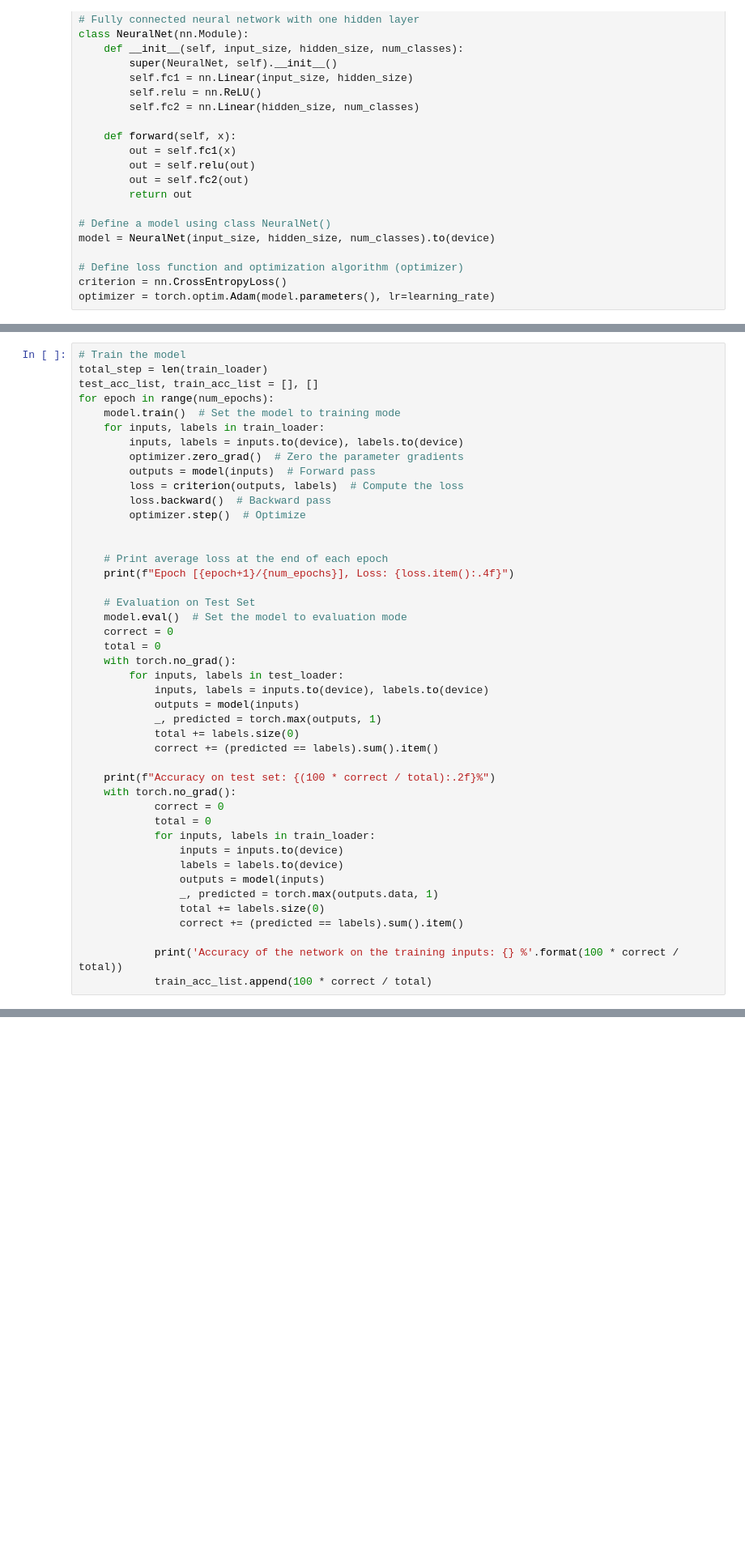
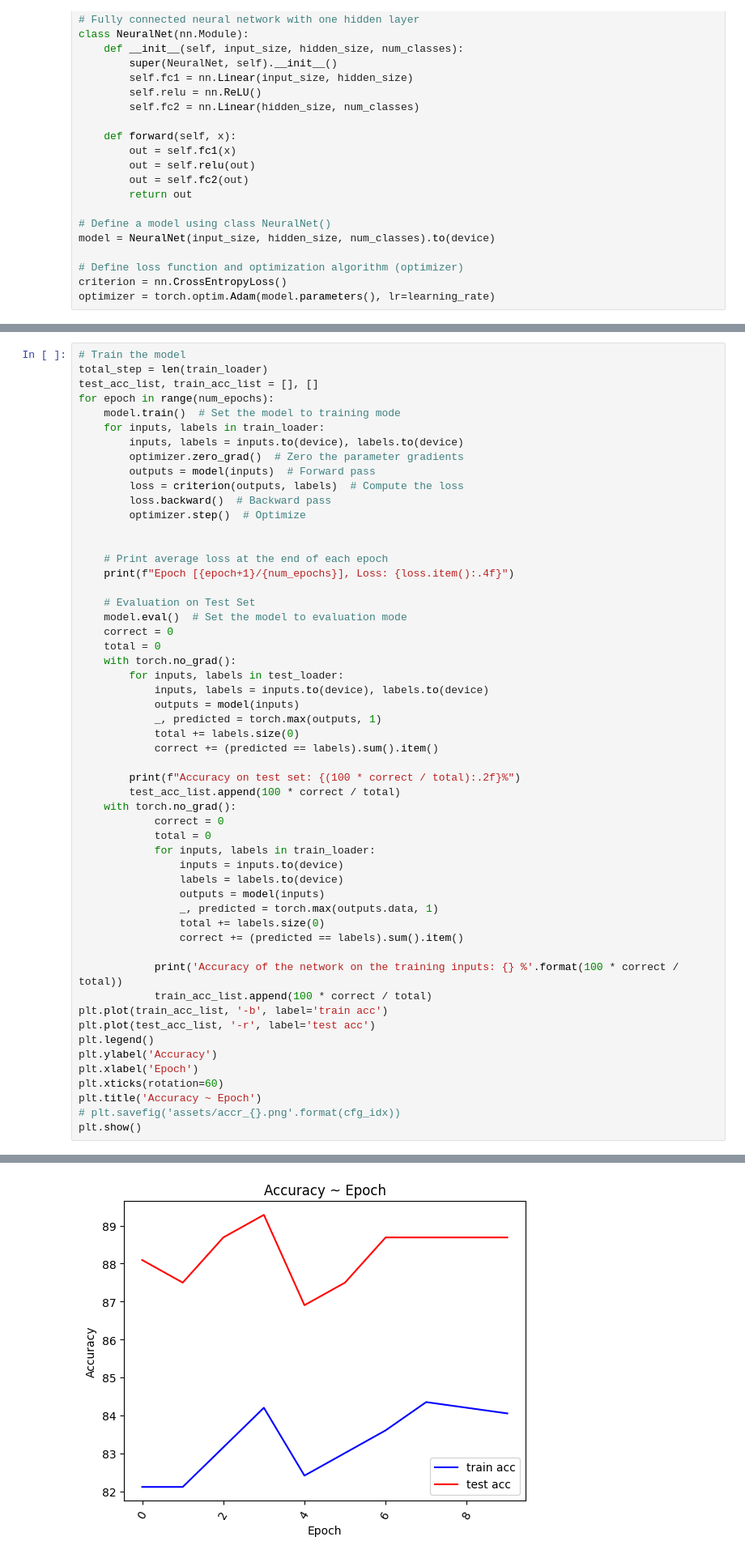
Before and after one commit to Yougu53/Glioma, a Jupyter notebook: Glioma.ipynb, the cells around one changed output, grey strips where cells are left out. Shown at 81% size. Saved outputs shown, nothing was run; the diff lists cells and outputs as text; blank space fills up the shorter version.

```diff
--- a/Glioma.ipynb
+++ b/Glioma.ipynb
@@ -180,7 +163,8 @@ for epoch in range(num_epochs):
             total += labels.size(0)
             correct += (predicted == labels).sum().item()
 
-    print(f"Accuracy on test set: {(100 * correct / total):.2f}%")
+        print(f"Accuracy on test set: {(100 * correct / total):.2f}%")
+        test_acc_list.append(100 * correct / total)
     with torch.no_grad():
             correct = 0
             total = 0
@@ -194,4 +178,13 @@ for epoch in range(num_epochs):
 
             print('Accuracy of the network on the training inputs: {} %'.format(100 * correct / total))
             train_acc_list.append(100 * correct / total)
+plt.plot(train_acc_list, '-b', label='train acc')
+plt.plot(test_acc_list, '-r', label='test acc')
+plt.legend()
+plt.ylabel('Accuracy')
+plt.xlabel('Epoch')
+plt.xticks(rotation=60)
+plt.title('Accuracy ~ Epoch')
+# plt.savefig('assets/accr_{}.png'.format(cfg_idx))
+plt.show()
 # %% [output]
@@ -214,0 +208 @@ Accuracy of the network on the training inputs: 80.02980625931446 %
+[figure, added]
```
Also changed, not shown: parts of 4 cells of this notebook.
